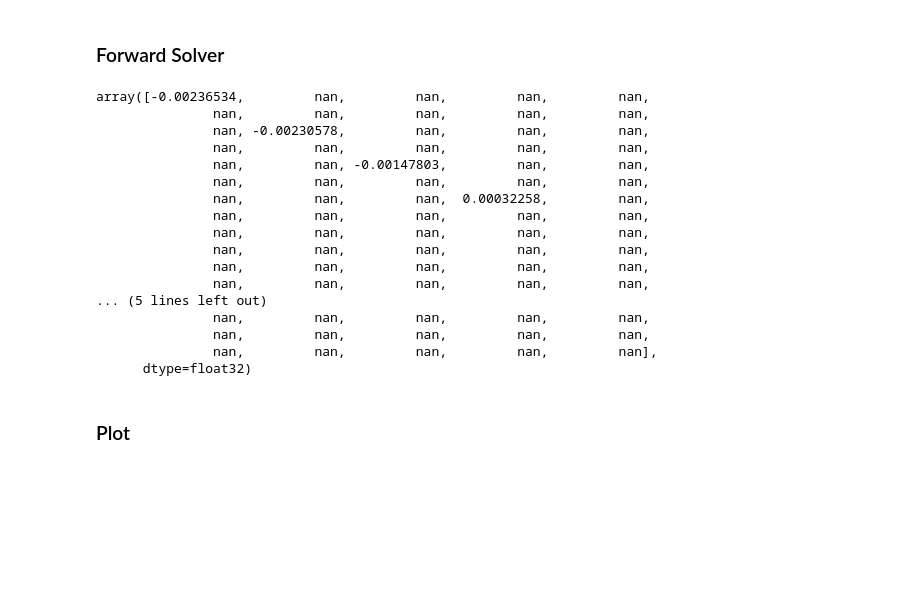
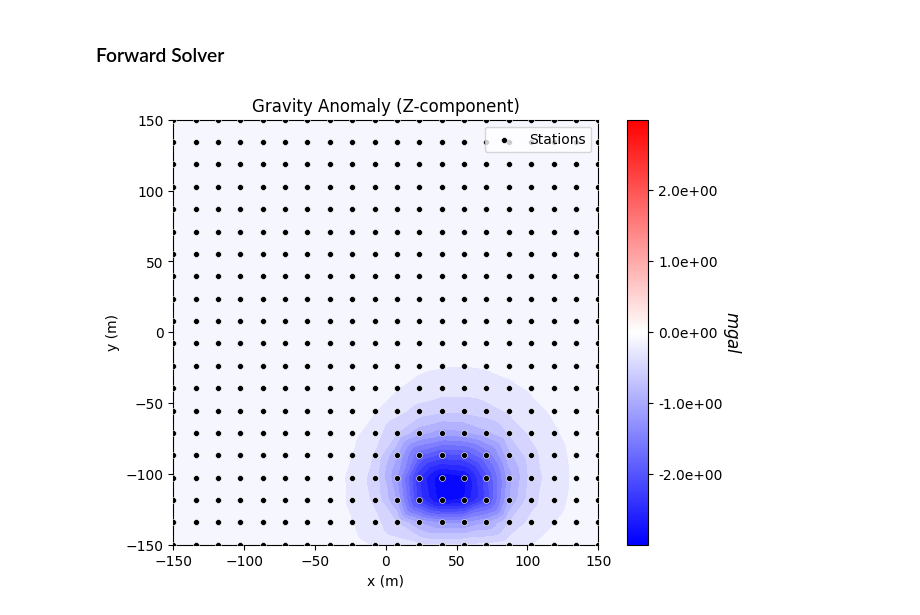
Before and after one commit to Exascale-Systems/geai, a Jupyter notebook: generator.ipynb, the cells around one changed output. Cells and saved outputs as stored; diff of their text form; code cells hidden in the pictures; blank space fills up the shorter version.

```diff
--- a/generator.ipynb
+++ b/generator.ipynb
@@ -241,10 +412,11 @@ plot_density_contrast(mesh, ind_active, true_model)
 # %%
 # Define the observation locations (N, 3) array
-x = np.linspace(-80.0, 80.0, 10)
-y = np.linspace(-80.0, 80.0, 10)
+x = np.linspace(-150, 150, 20)
+y = np.linspace(-150, 150, 20)
 x, y = np.meshgrid(x, y)
 x, y = mkvc(x.T), mkvc(y.T)
-fun_interp = LinearNDInterpolator(np.c_[topo_xyz[0], topo_xyz[1]], topo_xyz[2])
+x_topo, y_topo, z_topo = topo_xyz[:, 0], topo_xyz[:, 1], topo_xyz[:, 2]
+fun_interp = LinearNDInterpolator(np.c_[x_topo, y_topo], z_topo)
 z = fun_interp(np.c_[x, y]) + 5.0
 receiver_locations = np.c_[x, y, z]
 components = ["gz"]  # z-component of gravity (mGal), downward positive
@@ -257,34 +429,15 @@ survey = gravity.survey.Survey(source_field)
 # %% [markdown]
 ### Forward Solver
 # %%
-# Forward simulation
 simulation = gravity.simulation.Simulation3DIntegral(
     survey=survey,
     mesh=mesh,
-    rhoMap=model_map,        # maps inversion model -> density values
-    ind_active=ind_active,
+    rhoMap=model_map,
+    active_cells=ind_active,
+    store_sensitivities="forward_only",
+    engine="choclo",
 )
 
-dpred = simulation.dpred(true_model)   # predicted gz data (mGal)
-
-dpred
+plot_gravity_measurements(receiver_list[0].locations, simulation.dpred(true_model))
 # %% [output]
-array([-0.00236534,         nan,         nan,         nan,         nan,
-               nan,         nan,         nan,         nan,         nan,
-               nan, -0.00230578,         nan,         nan,         nan,
-               nan,         nan,         nan,         nan,         nan,
-               nan,         nan, -0.00147803,         nan,         nan,
-               nan,         nan,         nan,         nan,         nan,
-               nan,         nan,         nan,  0.00032258,         nan,
-               nan,         nan,         nan,         nan,         nan,
-               nan,         nan,         nan,         nan,         nan,
-               nan,         nan,         nan,         nan,         nan,
-               nan,         nan,         nan,         nan,         nan,
-               nan,         nan,         nan,         nan,         nan,
-... (5 lines left out)
-               nan,         nan,         nan,         nan,         nan,
-               nan,         nan,         nan,         nan,         nan,
-               nan,         nan,         nan,         nan,         nan],
-      dtype=float32)
+[figure, added]
-# %% [markdown]
-### Plot
```
Also changed, not shown: parts of 17 cells of this notebook, 2 other files.
